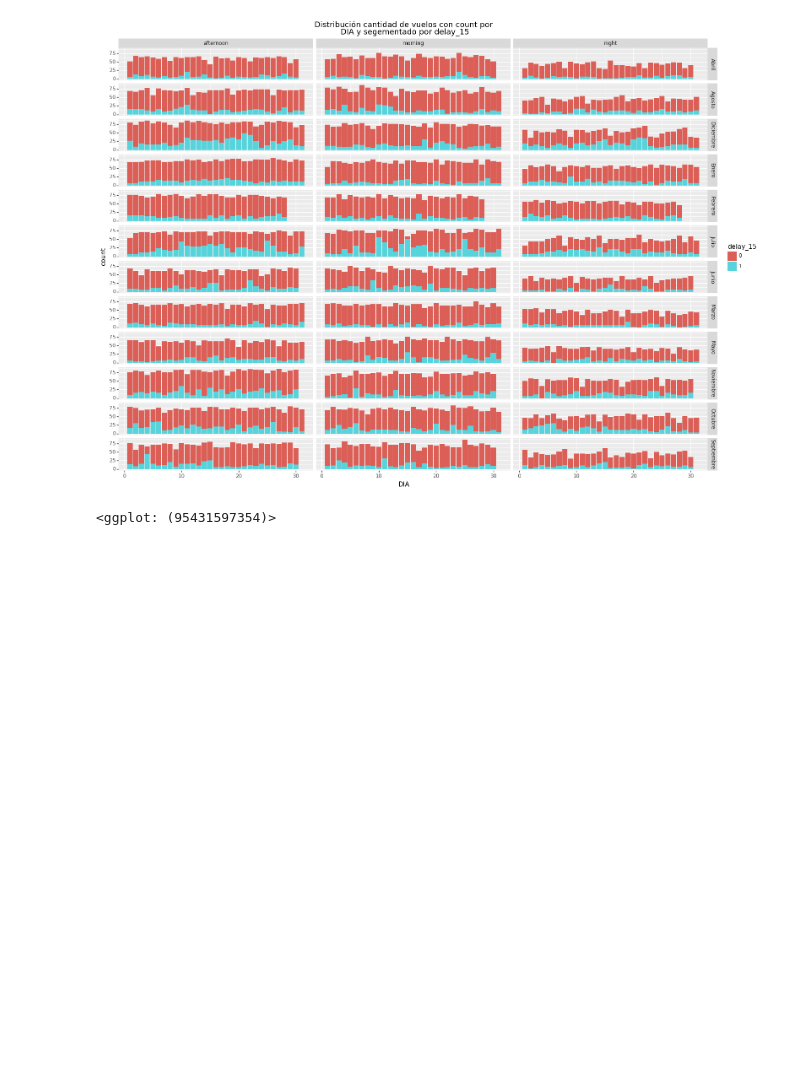
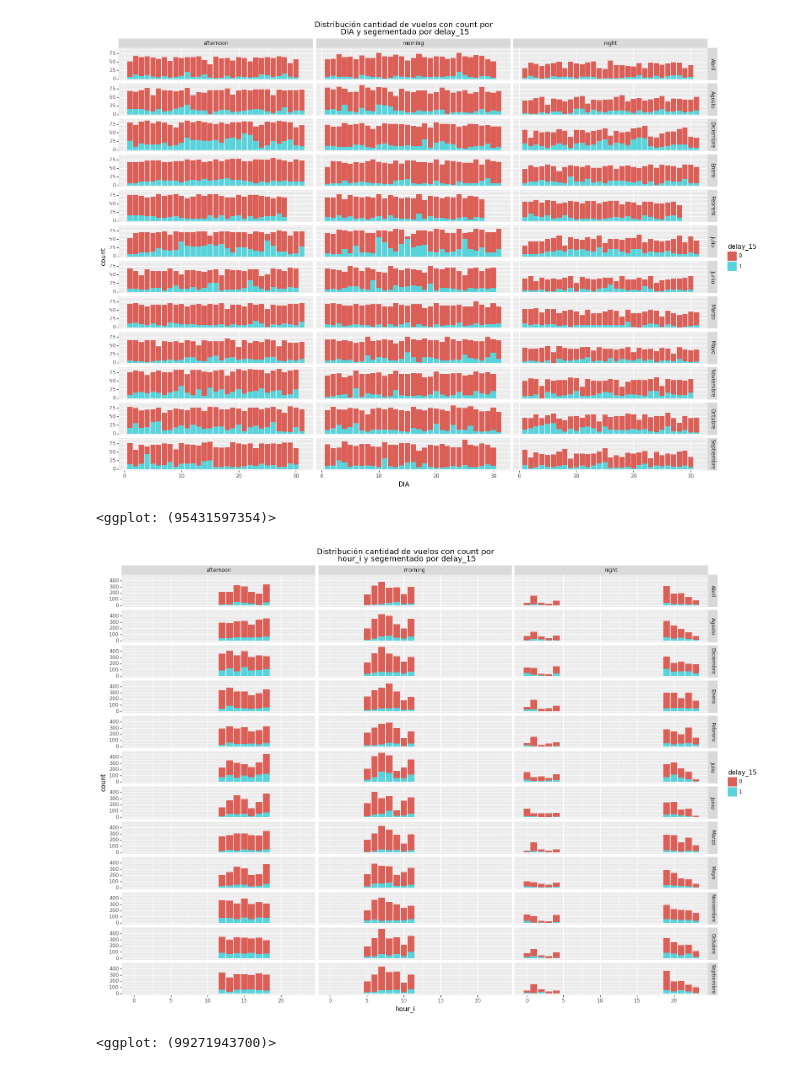
Before and after one commit to rolftb/Challenge-Data-Scientist-Rolf-Traeger, a Jupyter notebook: Transformacion.ipynb, the cells around one changed output. Drawn from its saved outputs; the diff is of its cells as text; code cells hidden in the pictures; blank space fills up the shorter version.

Commit message:
Desarrollo del códgioy graficos desciptivos

```diff
--- a/Transformacion.ipynb
+++ b/Transformacion.ipynb
@@ -585,3 +571,35 @@ graf_out
 # %% [output]
 [figure]
 <ggplot: (95431597354)>
+# %%
+# Grafico de grilla mes,rango horario del dia
+g_x_label="hour_i"
+# g_y_label="delay_15" "count"
+g_y_label= "count"
+
+g_fill_label="delay_15"
+left_grid = "mes_name"
+rigth_grid = "period_day"
+facet_str =str( f"{left_grid} ~ {rigth_grid}")
+
+g_title = (f"Distribución cantidad de vuelos con {g_y_label} por"
+           f"\n {g_x_label} y segementado por {g_fill_label}")
+
+# g_plot =[]
+# for i in df_g["OPERA"].unique().tolist():
+df_graf = df_total.copy()
+df_graf["delay_15"] = df_graf["delay_15"].astype("category")
+df_graf["count"] = 1
+df_graf["hour_i"] = df_graf.date_i.dt.hour
+
+graf_out =(ggplot(df_graf, aes(x=g_x_label, y=g_y_label, fill=g_fill_label))
+                + geom_col()
+                +ggtitle(g_title)
+                +theme( # axis_text_x = element_text(angle=90, hjust=1),
+                       figure_size=(18,13))
+                +facet_grid(facet_str)
+                )
+graf_out
+# %% [output]
+[figure, added]
+<ggplot: (99271943700)>
```
Also changed, not shown: parts of 5 cells of this notebook.
